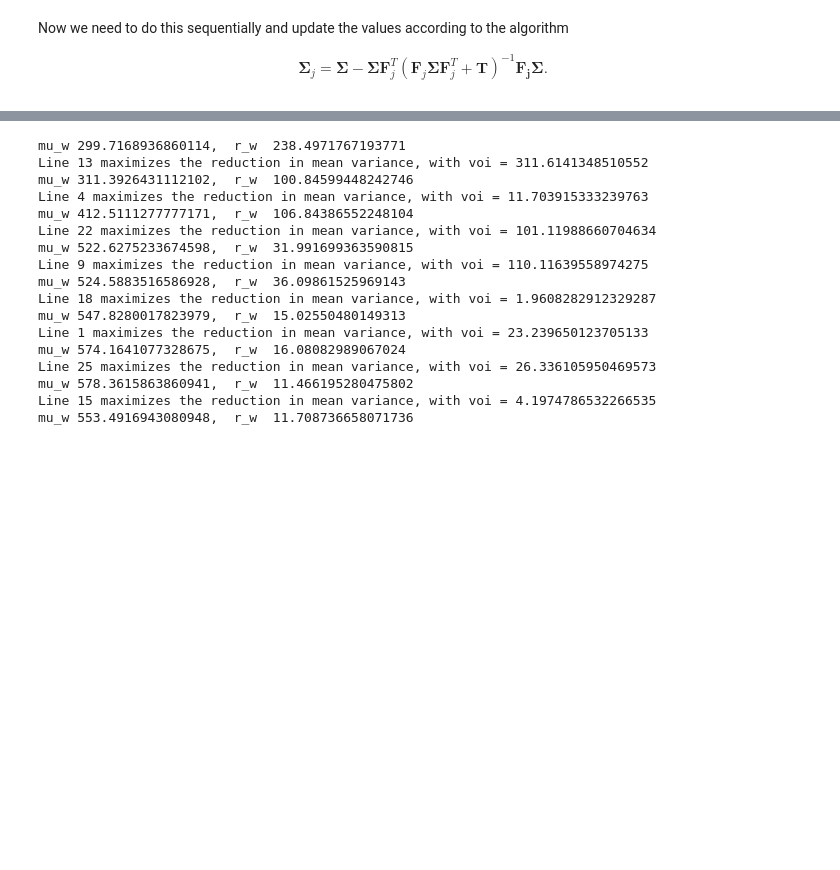
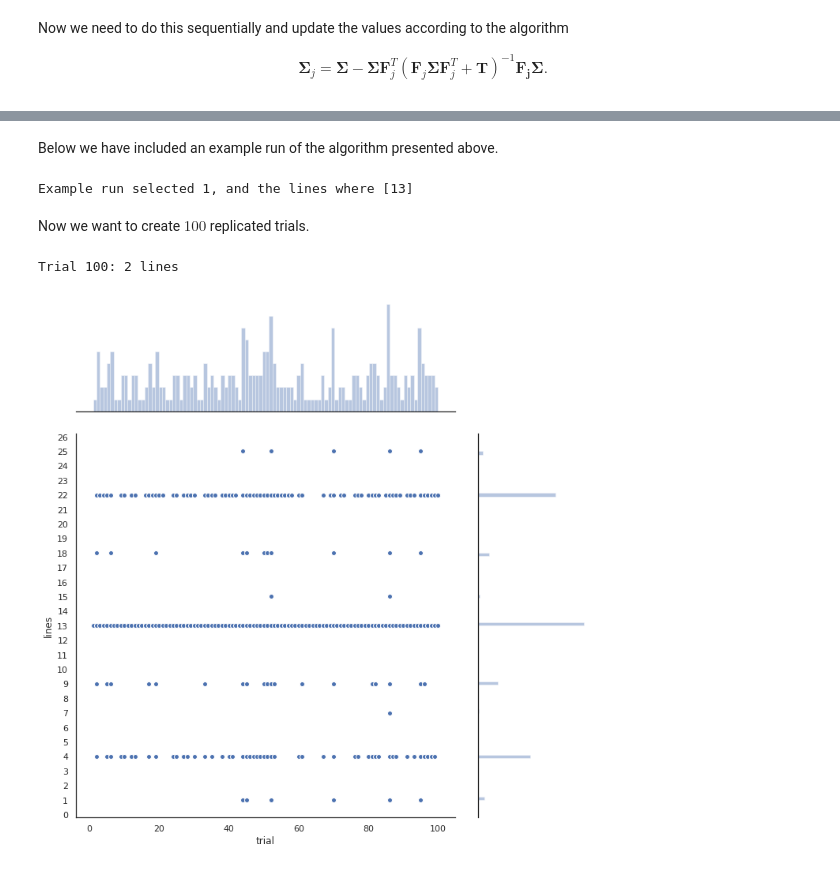
Before and after one commit to berild/mssdvia, a Jupyter notebook: sequential-voi/exercise-g-sol.ipynb, the cells around one changed output, grey strips where cells are left out. Saved outputs shown, nothing was run; the diff lists cells and outputs as text; code cells hidden in the pictures; blank space fills up the shorter version.

```diff
--- a/sequential-voi/exercise-g-sol.ipynb
+++ b/sequential-voi/exercise-g-sol.ipynb
@@ -122,8 +149,9 @@ from scipy.stats import norm
 # %%
+# function calculating the value of information
 def value_of_information(mu_w,r_w,PV):
-    print("mu_w {},  r_w  {}".format(mu_w,r_w))
     return mu_w*norm.cdf(mu_w/r_w) + r_w*norm.pdf(mu_w/r_w) - PV
 
+# code of the myopic scheme
 def sequential_voi(m,N):
     s, mu, Sigma, T = create_grid(m,N)
     min_j = max_reduc_mean_var(m,N,Sigma,T)
@@ -134,8 +162,13 @@ def sequential_voi(m,N):
     r_w = np.sqrt((Sigma-Sigma_j).sum())
     PV = 0
     voi = value_of_information(mu_w,r_w,PV)
+    lines = []
+    voi_list = []
+    n_lines = 0
     while voi > 0.5:
-        print("Line {} maximizes the reduction in mean variance, with voi = {}".format(min_j,voi))
+        lines.append(min_j)
+        voi_list.append(voi)
+        n_lines += 1
         mu = tmp_mu
         Sigma = Sigma_j
         PV = np.max([mu.sum(),0])
@@ -146,24 +179,36 @@ def sequential_voi(m,N):
         mu_w = tmp_mu.sum()
         r_w = np.sqrt((Sigma-Sigma_j).sum())
         voi = value_of_information(mu_w,r_w,PV)
-    return mu, Sigma
+    return lines, int(n_lines),voi_list
-# %%
-mu, Sigma = sequential_voi(m,N)
-# %% [output]
-mu_w 299.7168936860114,  r_w  238.4971767193771
-Line 13 maximizes the reduction in mean variance, with voi = 311.6141348510552
-mu_w 311.3926431112102,  r_w  100.84599448242746
-Line 4 maximizes the reduction in mean variance, with voi = 11.703915333239763
-mu_w 412.5111277777171,  r_w  106.84386552248104
-Line 22 maximizes the reduction in mean variance, with voi = 101.11988660704634
-mu_w 522.6275233674598,  r_w  31.991699363590815
-Line 9 maximizes the reduction in mean variance, with voi = 110.11639558974275
-mu_w 524.5883516586928,  r_w  36.09861525969143
-Line 18 maximizes the reduction in mean variance, with voi = 1.9608282912329287
-mu_w 547.8280017823979,  r_w  15.02550480149313
-Line 1 maximizes the reduction in mean variance, with voi = 23.239650123705133
-mu_w 574.1641077328675,  r_w  16.08082989067024
-Line 25 maximizes the reduction in mean variance, with voi = 26.336105950469573
-mu_w 578.3615863860941,  r_w  11.466195280475802
-Line 15 maximizes the reduction in mean variance, with voi = 4.1974786532266535
-mu_w 553.4916943080948,  r_w  11.708736658071736
+# %% [markdown]
+Below we have included an example run of the algorithm presented above.
+# %%
+lines, n_lines,voi = sequential_voi(m,N)
+print("Example run selected {}, and the lines where {}".format(n_lines,lines))
+# %% [output]
+Example run selected 1, and the lines where [13]
+# %% [markdown]
+Now we want to create $100$ replicated trials.
+# %%
+rep_trials = 100
+lines_df = pd.DataFrame({"lines":[],
+                        "trial":[],
+                        "voi":[]})
+for i in range(rep_trials):
+    lines, n_lines, voi = sequential_voi(m,N)
+    lines_df = lines_df.append(
+        pd.DataFrame({"lines":lines,
+                      "trial":[i+1]*int(n_lines),
+                      "voi":voi}),
+        ignore_index = True)
+    print("Trial {}: {} lines".format(i+1,n_lines),end="\r")
+# %% [output]
+Trial 100: 2 lines
+# %%
+g = sns.jointplot(x="trial", y="lines", data=lines_df,
+              marginal_kws=dict(bins=100),
+              height=10, ratio=3, color="b",
+              annot_kws=dict(stat="r"), edgecolor="w", linewidth=1)
+g.ax_joint.yaxis.set_major_locator(ticker.MultipleLocator(1))
+# %% [output]
+[figure, added]
```
Also changed, not shown: parts of 21 cells of this notebook.
